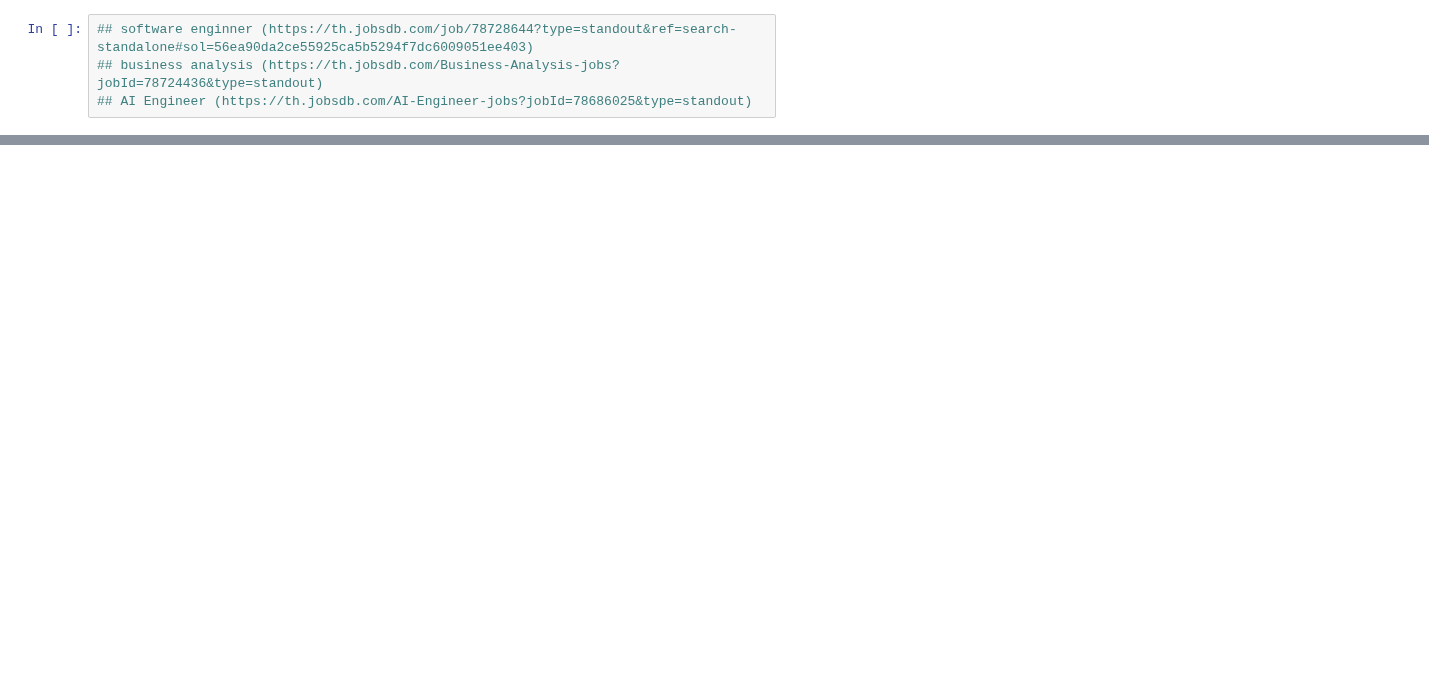
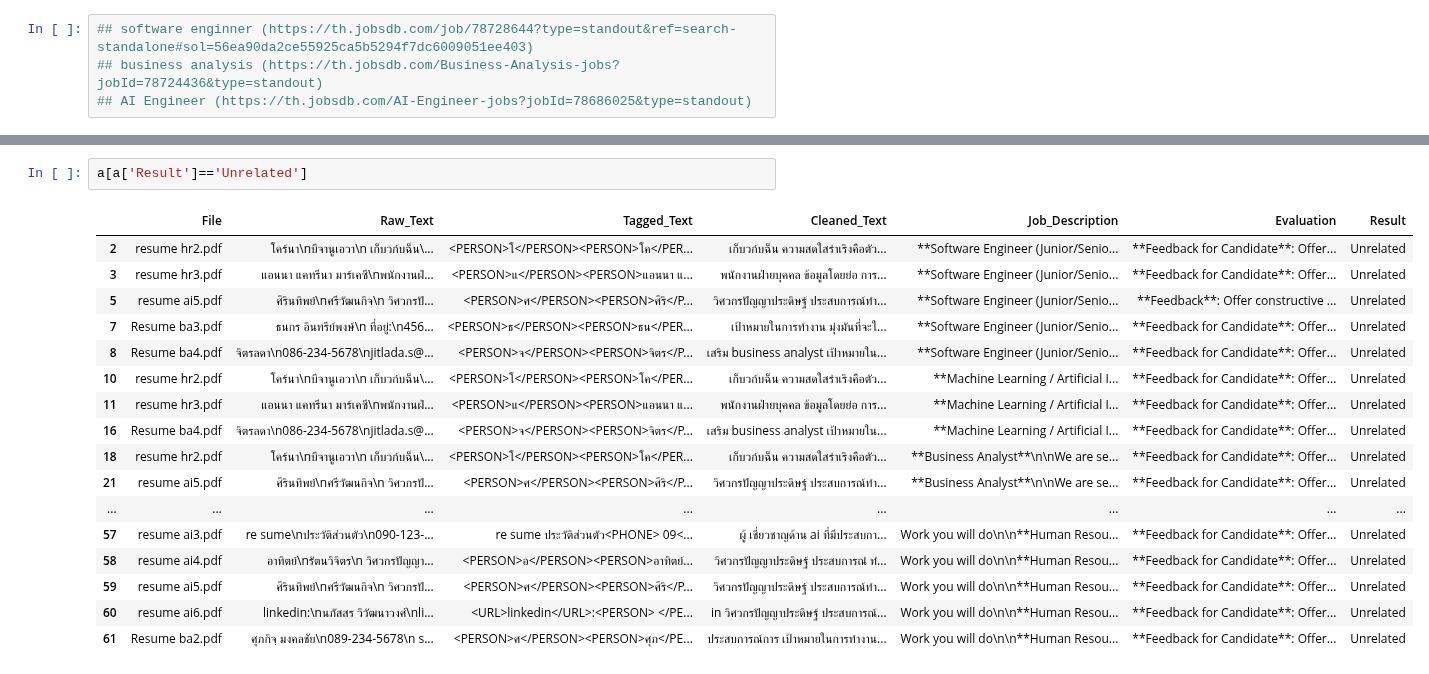
Before and after one commit to nxxk23/AI-Engineer, a Jupyter notebook: extract/gradioprompt.ipynb, the cells around one changed output, grey strips where cells are left out. Cells and saved outputs as stored; diff of their text form; blank space fills up the shorter version.

```diff
--- a/extract/gradioprompt.ipynb
+++ b/extract/gradioprompt.ipynb
@@ -479,0 +520,20 @@ print(a['Evaluation'].iloc[29])
+# %%
+a[a['Result']=='Unrelated']
+# %% [output]
+|  | File | Raw_Text | Tagged_Text | Cleaned_Text | Job_Description | Evaluation | Result |
+| 2 | resume hr2.pdf | โคร์นา\nบีจานูเอวา\n เก็บวก์บฉ็น\... | <PERSON>โ</PERSON><PERSON>โค</PER... | เก็บวก์บฉ็น ความสดใสร่าเริงคือตัว... | **Software Engineer (Junior/Senio... | **Feedback for Candidate**: Offer... | Unrelated |
+| 3 | resume hr3.pdf | แอนนา แคทรีนา มาร์เคซี\nพนักงานฝ่... | <PERSON>แ</PERSON><PERSON>แอนนา แ... | พนักงานฝ่ายบุคคล ข้อมูลโดยย่อ การ... | **Software Engineer (Junior/Senio... | **Feedback for Candidate**: Offer... | Unrelated |
+| 5 | resume ai5.pdf | ศิรินทิพย์\nศรีวัฒนกิจ\n วิศวกรปั... | <PERSON>ศ</PERSON><PERSON>ศิริ</P... | วิศวกรปัญญาประดิษฐ์ ประสบการณ์ทํา... | **Software Engineer (Junior/Senio... | **Feedback**: Offer constructive ... | Unrelated |
+| 7 | Resume ba3.pdf | ธนกร อินทรีย์พงษ์\n ที่อยู่:\n456... | <PERSON>ธ</PERSON><PERSON>ธน</PER... | เป้าหมายในการทํางาน มุ่งมันที่จะใ... | **Software Engineer (Junior/Senio... | **Feedback for Candidate**: Offer... | Unrelated |
+| 8 | Resume ba4.pdf | จิตรลดา\n086-234-5678\njitlada.s@... | <PERSON>จ</PERSON><PERSON>จิตร</P... | เสริม business analyst เป้าหมายใน... | **Software Engineer (Junior/Senio... | **Feedback for Candidate**: Offer... | Unrelated |
+| 10 | resume hr2.pdf | โคร์นา\nบีจานูเอวา\n เก็บวก์บฉ็น\... | <PERSON>โ</PERSON><PERSON>โค</PER... | เก็บวก์บฉ็น ความสดใสร่าเริงคือตัว... | **Machine Learning / Artificial I... | **Feedback for Candidate**: Offer... | Unrelated |
+| 11 | resume hr3.pdf | แอนนา แคทรีนา มาร์เคซี\nพนักงานฝ่... | <PERSON>แ</PERSON><PERSON>แอนนา แ... | พนักงานฝ่ายบุคคล ข้อมูลโดยย่อ การ... | **Machine Learning / Artificial I... | **Feedback for Candidate**: Offer... | Unrelated |
+| 16 | Resume ba4.pdf | จิตรลดา\n086-234-5678\njitlada.s@... | <PERSON>จ</PERSON><PERSON>จิตร</P... | เสริม business analyst เป้าหมายใน... | **Machine Learning / Artificial I... | **Feedback for Candidate**: Offer... | Unrelated |
+| 18 | resume hr2.pdf | โคร์นา\nบีจานูเอวา\n เก็บวก์บฉ็น\... | <PERSON>โ</PERSON><PERSON>โค</PER... | เก็บวก์บฉ็น ความสดใสร่าเริงคือตัว... | **Business Analyst**\n\nWe are se... | **Feedback for Candidate**: Offer... | Unrelated |
+| 21 | resume ai5.pdf | ศิรินทิพย์\nศรีวัฒนกิจ\n วิศวกรปั... | <PERSON>ศ</PERSON><PERSON>ศิริ</P... | วิศวกรปัญญาประดิษฐ์ ประสบการณ์ทํา... | **Business Analyst**\n\nWe are se... | **Feedback for Candidate**: Offer... | Unrelated |
+| ... | ... | ... | ... | ... | ... | ... | ... |
+| 57 | resume ai3.pdf | re sume\nประวัติส่วนตัว\n090-123-... | re sume ประวัติส่วนตัว<PHONE> 09<... | ผู้ เชี่ยวชาญด้าน ai ที่มีประสบกา... | Work you will do\n\n**Human Resou... | **Feedback for Candidate**: Offer... | Unrelated |
+| 58 | resume ai4.pdf | อาทิตย์\nรัตนวิจิตร\n วิศวกรปัญญา... | <PERSON>อ</PERSON><PERSON>อาทิตย์... | วิศวกรปัญญาประดิษฐ์ ประสบการณํ ทํ... | Work you will do\n\n**Human Resou... | **Feedback for Candidate**: Offer... | Unrelated |
+| 59 | resume ai5.pdf | ศิรินทิพย์\nศรีวัฒนกิจ\n วิศวกรปั... | <PERSON>ศ</PERSON><PERSON>ศิริ</P... | วิศวกรปัญญาประดิษฐ์ ประสบการณ์ทํา... | Work you will do\n\n**Human Resou... | **Feedback for Candidate**: Offer... | Unrelated |
+| 60 | resume ai6.pdf | linkedin:\nนภัสสร วิวัฒนาวงศ์\nli... | <URL>linkedin</URL>:<PERSON> </PE... | in วิศวกรปัญญาประดิษฐ์ ประสบการณ์... | Work you will do\n\n**Human Resou... | **Feedback for Candidate**: Offer... | Unrelated |
+| 61 | Resume ba2.pdf | ศุภกิจฺ มงคลชัย\n089-234-5678\n s... | <PERSON>ศ</PERSON><PERSON>ศุภ</PE... | ประสบการณ์การ เป้าหมายในการทํางาน... | Work you will do\n\n**Human Resou... | **Feedback for Candidate**: Offer... | Unrelated |
```
Also changed, not shown: parts of 13 cells of this notebook.
